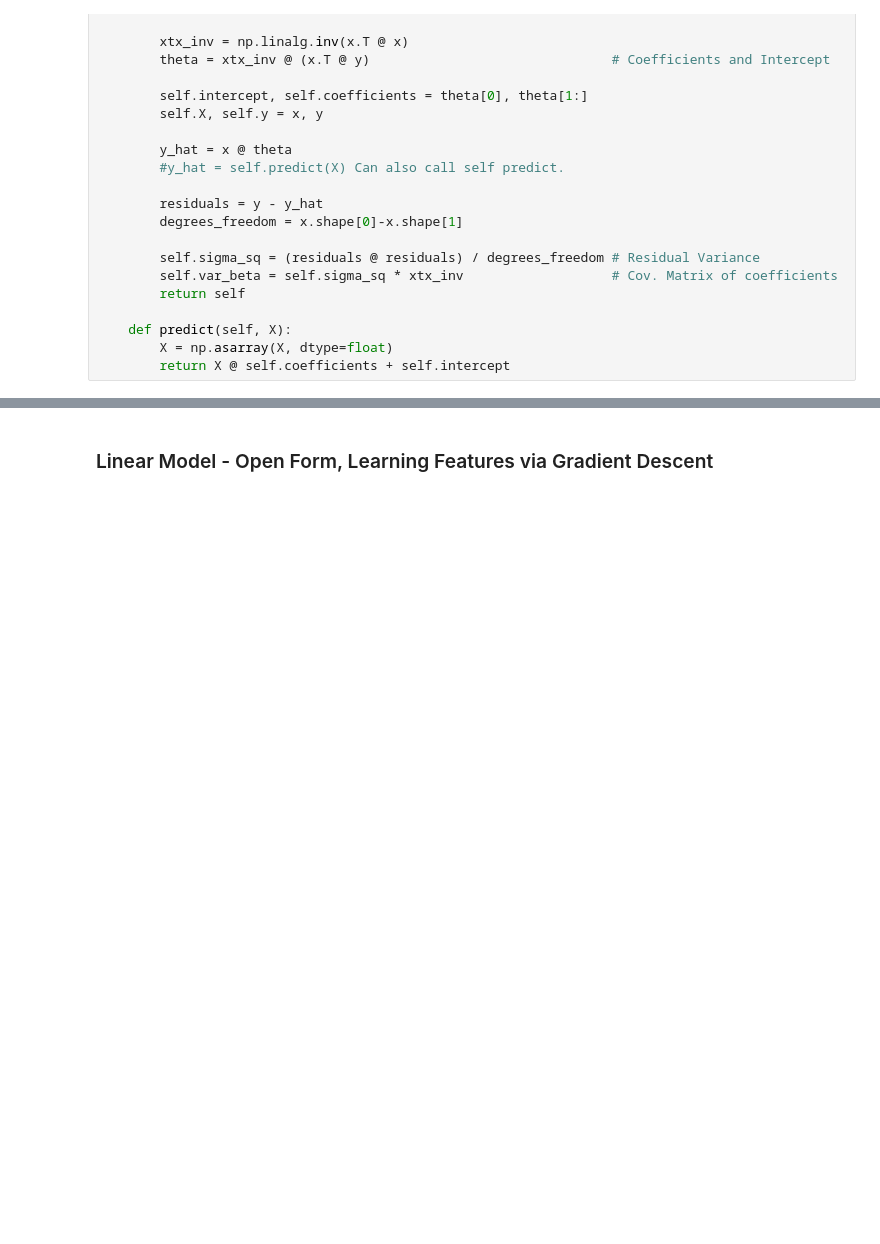
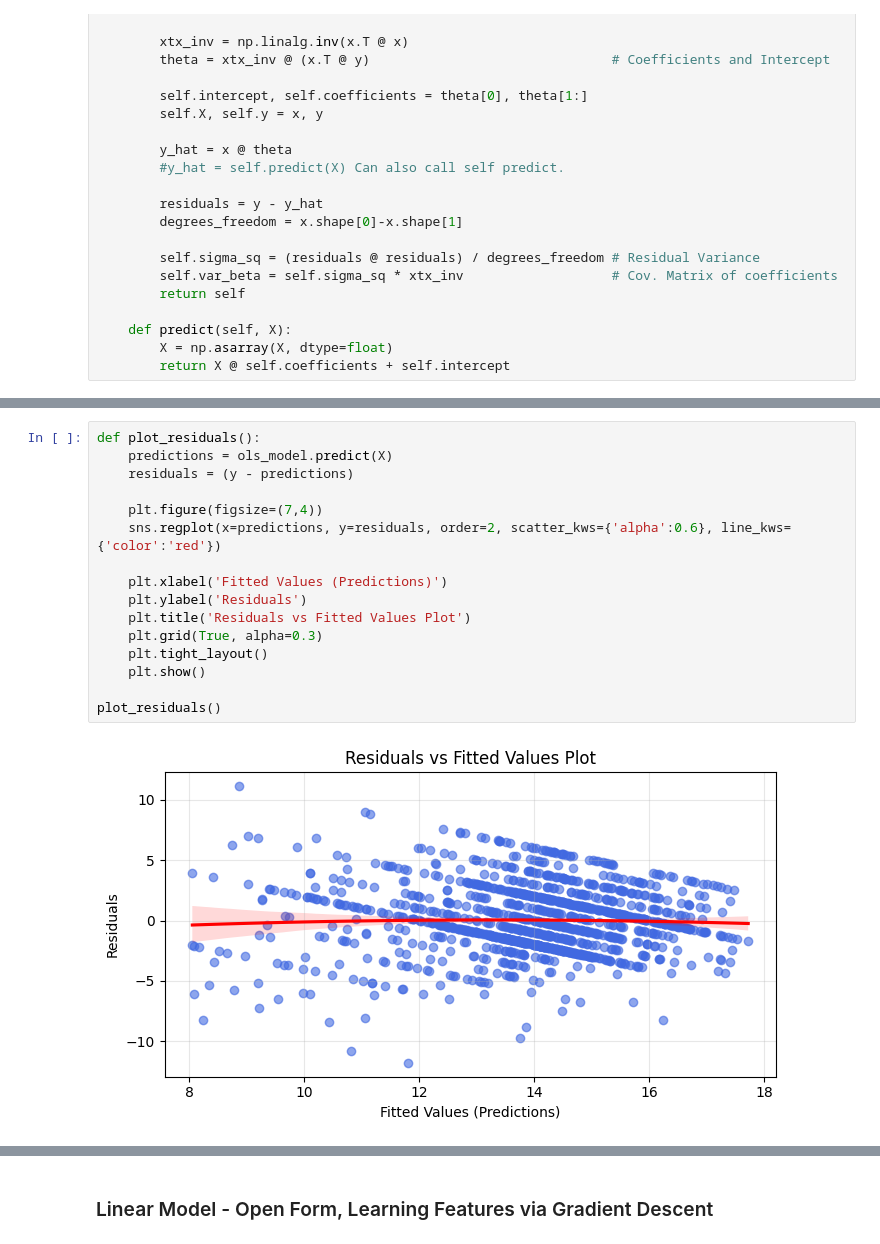
Before and after one commit to axtaylor/ml-concepts, a Jupyter notebook: Linear Regression/linear_regression.ipynb, the cells around one changed output, grey strips where cells are left out. Drawn from its saved outputs; the diff is of its cells as text; blank space fills up the shorter version.

```diff
--- a/Linear Regression/linear_regression.ipynb
+++ b/Linear Regression/linear_regression.ipynb
@@ -412,0 +488,18 @@ plot()
+# %%
+def plot_residuals():
+    predictions = ols_model.predict(X)
+    residuals = (y - predictions)
+
+    plt.figure(figsize=(7,4))
+    sns.regplot(x=predictions, y=residuals, order=2, scatter_kws={'alpha':0.6}, line_kws={'color':'red'})
+
+    plt.xlabel('Fitted Values (Predictions)')
+    plt.ylabel('Residuals')
+    plt.title('Residuals vs Fitted Values Plot')
+    plt.grid(True, alpha=0.3)
+    plt.tight_layout()
+    plt.show()
+
+plot_residuals()
+# %% [output]
+[figure, added]
```
Also changed, not shown: parts of 22 cells of this notebook.
